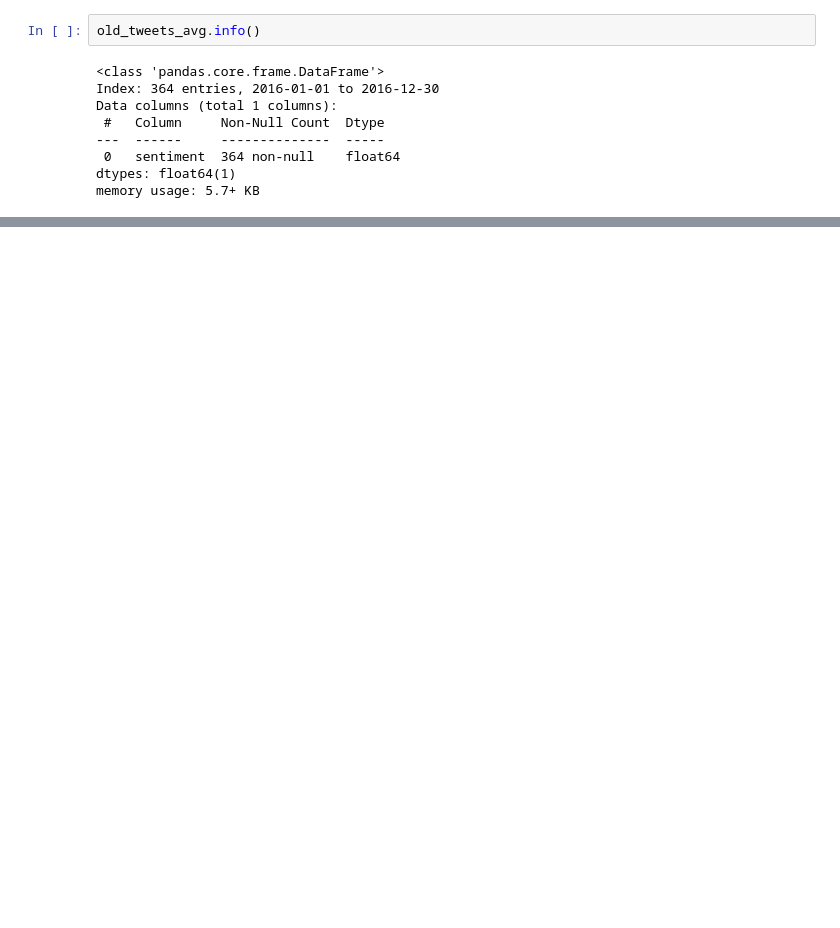
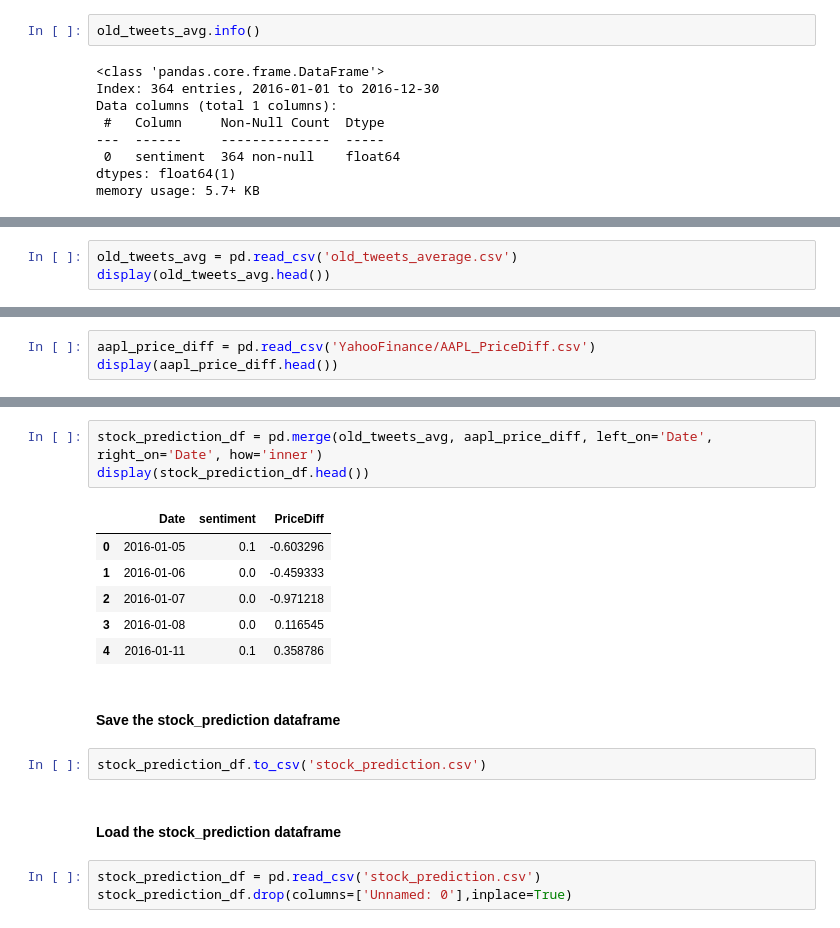
Before and after one commit to odemuno/IDL-finance-project, a Jupyter notebook: Code/Sentiment140_Tweets.ipynb, the cells around one changed output, grey strips where cells are left out. Cells and saved outputs as stored; diff of their text form; blank space fills up the shorter version.

```diff
--- a/Code/Sentiment140_Tweets.ipynb
+++ b/Code/Sentiment140_Tweets.ipynb
@@ -561,0 +586,3 @@ memory usage: 5.7+ KB
+# %%
+old_tweets_avg = pd.read_csv('old_tweets_average.csv')
+display(old_tweets_avg.head())
@@ -561,0 +598,3 @@ memory usage: 5.7+ KB
+# %%
+aapl_price_diff = pd.read_csv('YahooFinance/AAPL_PriceDiff.csv')
+display(aapl_price_diff.head())
@@ -561,0 +608,19 @@ memory usage: 5.7+ KB
+# %%
+stock_prediction_df = pd.merge(old_tweets_avg, aapl_price_diff, left_on='Date', right_on='Date', how='inner')
+display(stock_prediction_df.head())
+# %% [output]
+|  | Date | sentiment | PriceDiff |
+| 0 | 2016-01-05 | 0.1 | -0.603296 |
+| 1 | 2016-01-06 | 0.0 | -0.459333 |
+| 2 | 2016-01-07 | 0.0 | -0.971218 |
+| 3 | 2016-01-08 | 0.0 | 0.116545 |
+| 4 | 2016-01-11 | 0.1 | 0.358786 |
+# %% [markdown]
+#### Save the stock_prediction dataframe
+# %%
+stock_prediction_df.to_csv('stock_prediction.csv')
+# %% [markdown]
+#### Load the stock_prediction dataframe
+# %%
+stock_prediction_df = pd.read_csv('stock_prediction.csv')
+stock_prediction_df.drop(columns=['Unnamed: 0'],inplace=True)
```
Also changed, not shown: parts of 15 cells of this notebook, 5 other files.
